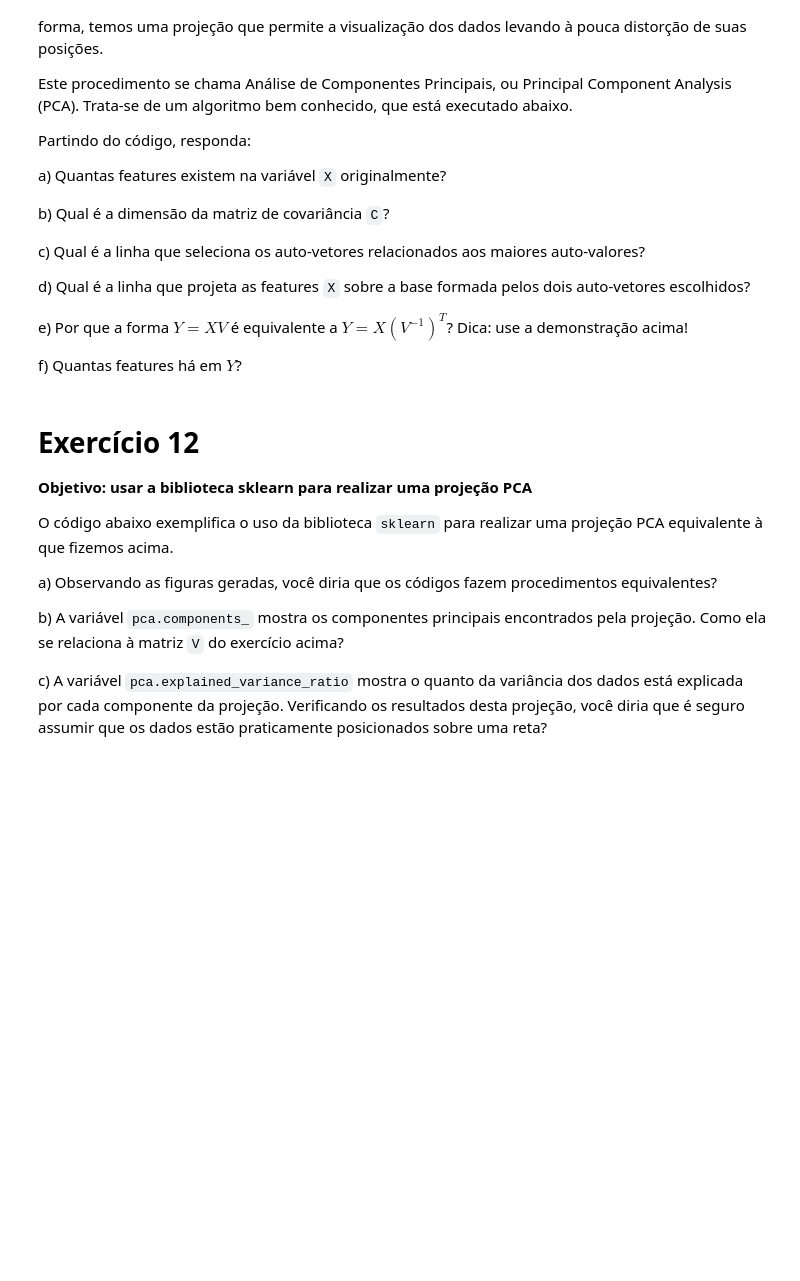
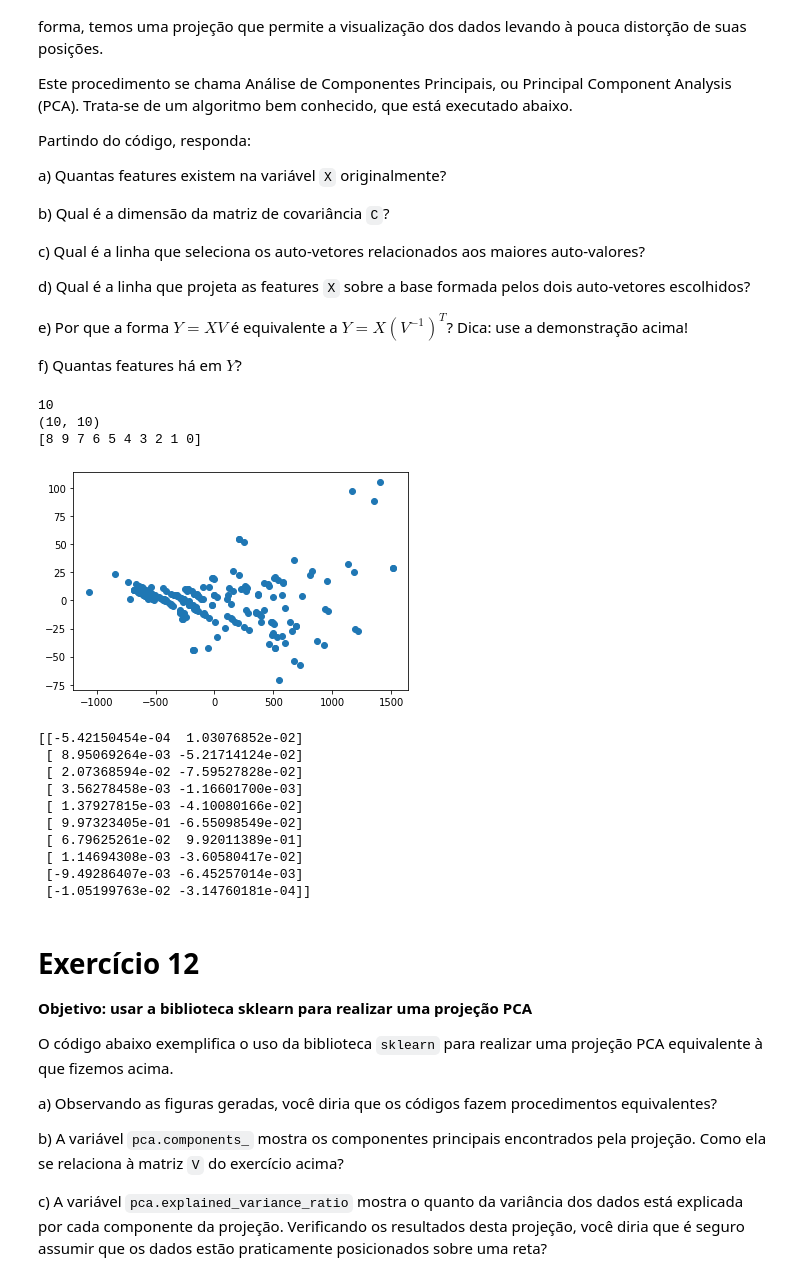
Before and after one commit to tiagoft/alglin-alunos, a Jupyter notebook: 05-autovetores_e_autovalores.ipynb, the cells around one changed output. Drawn from its saved outputs; the diff is of its cells as text; code cells hidden in the pictures; blank space fills up the shorter version.

```diff
--- a/05-autovetores_e_autovalores.ipynb
+++ b/05-autovetores_e_autovalores.ipynb
@@ -679,22 +775,45 @@ f) Quantas features há em $Y$?
 # %%
 # Carregando dados novamente
 df = pd.read_csv('Automobile_data.csv').select_dtypes(['number'])
 X = df.to_numpy()
 
+# número de features
+print(X.shape[1])
+
 # Calculando matriz de covariância
 X = X - np.mean(X, axis=0, keepdims=True)
 C = X.T @ X
 C /= X.shape[0]-1
+
+# dimensões da matriz de covariância
+print(C.shape)
+
 w, v = np.linalg.eig(C)
 
-V = v [ :, [np.argsort(w)[-1], np.argsort(w)[-2]]]
+w_ = np.argsort(w)
+V = v [ :, [w_[-1], w_[-2]]]
 Y = X @ V
 
 plt.figure()
 plt.scatter(Y[:,0], Y[:,1])
 plt.show()
 
 print(V)
+# %% [output]
+10
+(10, 10)
+[8 9 7 6 5 4 3 2 1 0]
+[figure, added]
+[[-5.42150454e-04  1.03076852e-02]
+ [ 8.95069264e-03 -5.21714124e-02]
+ [ 2.07368594e-02 -7.59527828e-02]
+ [ 3.56278458e-03 -1.16601700e-03]
+ [ 1.37927815e-03 -4.10080166e-02]
+ [ 9.97323405e-01 -6.55098549e-02]
+ [ 6.79625261e-02  9.92011389e-01]
+ [ 1.14694308e-03 -3.60580417e-02]
+ [-9.49286407e-03 -6.45257014e-03]
+ [-1.05199763e-02 -3.14760181e-04]]
 # %% [markdown]
 # Exercício 12
 **Objetivo: usar a biblioteca sklearn para realizar uma projeção PCA**
```
Also changed, not shown: parts of 15 cells of this notebook, 1 other file.
